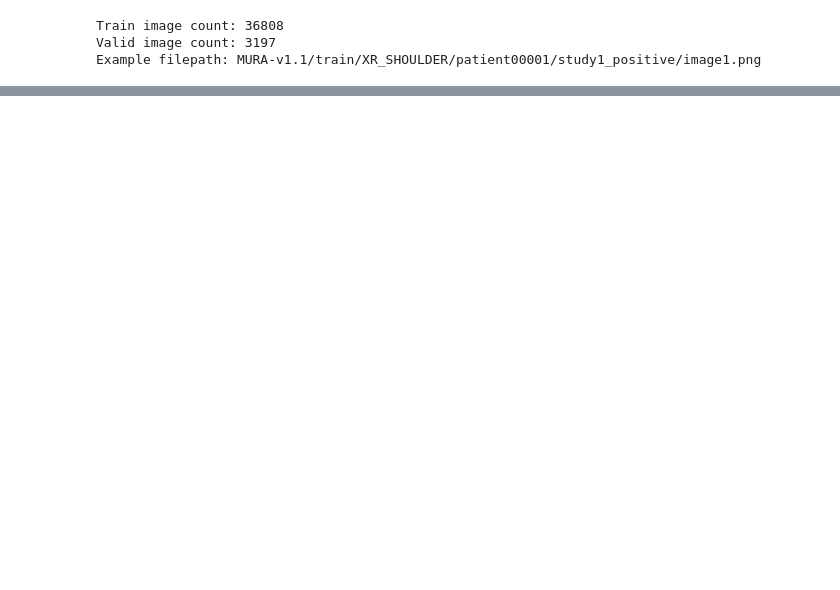
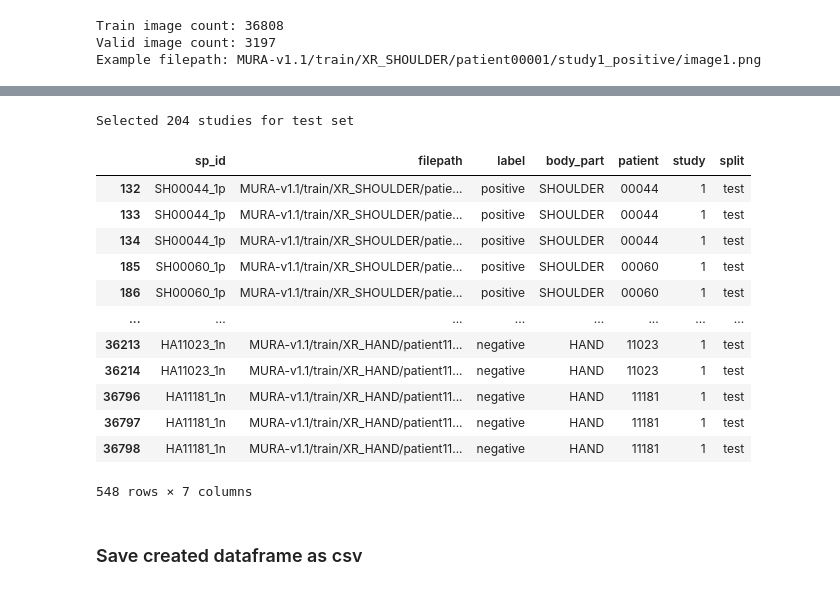
Before and after one commit to k4kTuS/BP_CNN, a Jupyter notebook: src/dataset_preparation.ipynb, the cells around one changed output, grey strips where cells are left out. Drawn from its saved outputs; the diff is of its cells as text; code cells hidden in the pictures; blank space fills up the shorter version.

Commit message:
Create custom test set

```diff
--- a/src/dataset_preparation.ipynb
+++ b/src/dataset_preparation.ipynb
@@ -80,0 +142,11 @@ display(detailed_df.head(10))
+# %%
+ORGINAL_TEST_SIZE = 207
+
+# Create dataframe with share per body part
+shares_df = study_counts[study_counts['label'] == 'any'].copy(deep=True)
+
+# Calculate approximate number of studies in test split for each body part
+shares_df['test_size'] = np.floor(shares_df['share'] * ORGINAL_TEST_SIZE).astype('int')
+
+display(shares_df.test_size.sum())
+display(shares_df)
@@ -80,0 +163,44 @@ display(detailed_df.head(10))
+# %%
+# Select random studies from train split, which will be used as a test set
+RD_SEED = 27
+
+# Create dataframe with train split
+train_df = detailed_df[detailed_df['split'] == 'train'].copy(deep=True)
+# Create dataframe with only sp_id and body parts
+studies_df = train_df[['sp_id', 'body_part']].groupby(['sp_id', 'body_part']).size().to_frame('img_cnt').reset_index()
+
+# Get all body parts
+body_parts = train_df.body_part.unique()
+
+test_studies = []
+for body_part in body_parts:
+    # Get number of studies from previously created dataframe
+    sample_size = shares_df[shares_df['body_part'] == body_part].test_size.values[0]
+
+    # Select random studies for test split
+    test_studies.extend(study_list[study_list['body_part'] == body_part].sample(n=sample_size, random_state=RD_SEED).sp_id.values)
+
+print("Selected", len(test_studies), "studies for test set")
+
+# Change split column for selected study images to "test"
+detailed_df.loc[detailed_df['sp_id'].isin(test_studies), 'split'] = 'test'
+
+# Show test split
+display(detailed_df[detailed_df['split'] == 'test'])
+# %% [output]
+Selected 204 studies for test set
+|  | sp_id | filepath | label | body_part | patient | study | split |
+| 132 | SH00044_1p | MURA-v1.1/train/XR_SHOULDER/patie... | positive | SHOULDER | 00044 | 1 | test |
+| 133 | SH00044_1p | MURA-v1.1/train/XR_SHOULDER/patie... | positive | SHOULDER | 00044 | 1 | test |
+| 134 | SH00044_1p | MURA-v1.1/train/XR_SHOULDER/patie... | positive | SHOULDER | 00044 | 1 | test |
+| 185 | SH00060_1p | MURA-v1.1/train/XR_SHOULDER/patie... | positive | SHOULDER | 00060 | 1 | test |
+| 186 | SH00060_1p | MURA-v1.1/train/XR_SHOULDER/patie... | positive | SHOULDER | 00060 | 1 | test |
+| ... | ... | ... | ... | ... | ... | ... | ... |
+| 36213 | HA11023_1n | MURA-v1.1/train/XR_HAND/patient11... | negative | HAND | 11023 | 1 | test |
+| 36214 | HA11023_1n | MURA-v1.1/train/XR_HAND/patient11... | negative | HAND | 11023 | 1 | test |
+| 36796 | HA11181_1n | MURA-v1.1/train/XR_HAND/patient11... | negative | HAND | 11181 | 1 | test |
+| 36797 | HA11181_1n | MURA-v1.1/train/XR_HAND/patient11... | negative | HAND | 11181 | 1 | test |
+| 36798 | HA11181_1n | MURA-v1.1/train/XR_HAND/patient11... | negative | HAND | 11181 | 1 | test |
+548 rows × 7 columns
+# %% [markdown]
+### Save created dataframe as csv
```
Also changed, not shown: parts of 15 cells of this notebook.
